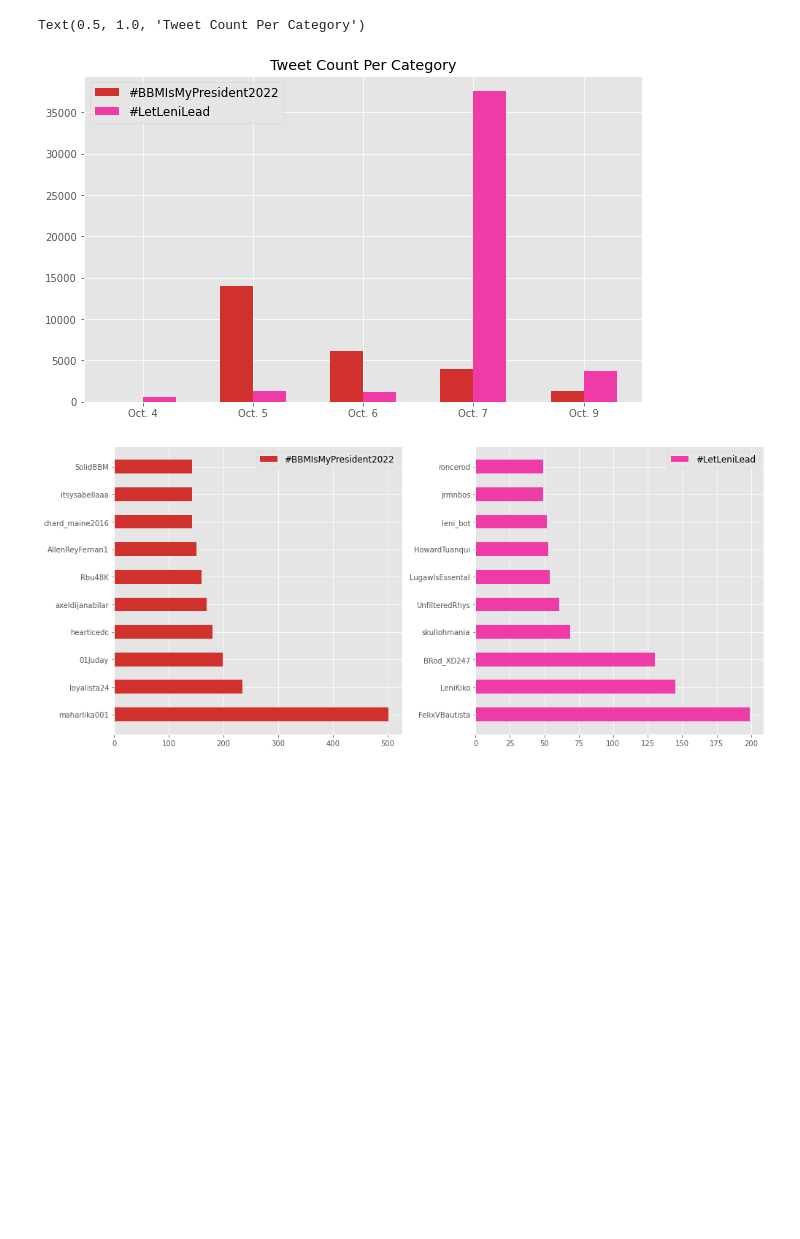
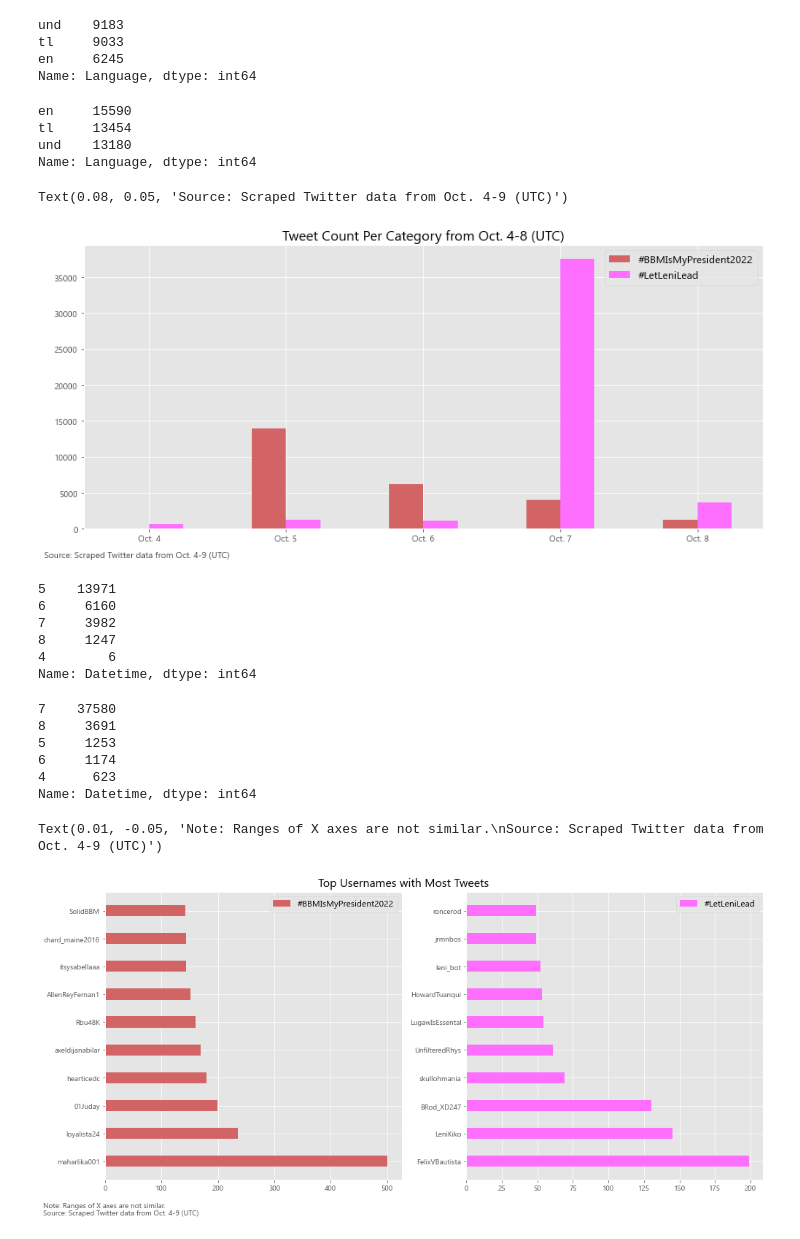
Before and after one commit to ralphgutz/leni-bbm-tweet-analysis, a Jupyter notebook: some comparisons.ipynb, the cells around one changed output. Saved outputs shown, nothing was run; the diff lists cells and outputs as text; code cells hidden in the pictures; blank space fills up the shorter version.

```diff
--- a/some comparisons.ipynb
+++ b/some comparisons.ipynb
@@ -4,5 +6,8 @@ import pandas as pd
 import matplotlib.pyplot as plt
 plt.style.use("ggplot")
 
-bbm_tweets_df = pd.read_csv("bbm_tweets_oct4-9.csv")
-leni_tweets_df = pd.read_csv("leni_tweets_oct4-9.csv")
+bbm_tweets_df = pd.read_csv("./datasets/bbm_tweets_oct4-9.csv")
+leni_tweets_df = pd.read_csv("./datasets/leni_tweets_oct4-9.csv")
+# %%
+plt.rcParams["font.family"] = "sans-serif"
+plt.rcParams["font.sans-serif"] = ["Gadugi"]
@@ -9,34 +76,71 @@ leni_tweets_df = pd.read_csv("leni_tweets_oct4-9.csv")
+# %%
+bbm_tweets_df["Language"].value_counts().head(3)
+# %% [output]
+und    9183
+tl     9033
+en     6245
+Name: Language, dtype: int64
+# %%
+leni_tweets_df["Language"].value_counts().head(3)
+# %% [output]
+en     15590
+tl     13454
+und    13180
+Name: Language, dtype: int64
 # %%
 date_bbm = pd.DatetimeIndex(bbm_tweets_df["Datetime"]).day.value_counts().sort_index()
 date_leni = pd.DatetimeIndex(leni_tweets_df["Datetime"]).day.value_counts().sort_index()
 
 xaxis = np.arange(5)
 
-fig, ax = plt.subplots(1,1,figsize=(10,6))
-ax.bar(xaxis, date_bbm, width=0.3, color="#D0312D", label="#BBMIsMyPresident2022")
-ax.bar(xaxis+0.3, date_leni, width=0.3, color="#ef3ba7", label="#LetLeniLead")
-ax.set_xticks(xaxis+0.3/2)
-ax.set_xticklabels(["Oct. 4", "Oct. 5", "Oct. 6", "Oct. 7", "Oct. 9"])
+fig, ax = plt.subplots(1,1,figsize=(14,6))
+ax.bar(xaxis, date_bbm, width=0.25, color="#D26466", label="#BBMIsMyPresident2022")
+ax.bar(xaxis+0.25, date_leni, width=0.25, color="#FF6FFF", label="#LetLeniLead")
+ax.set_xticks(xaxis+0.25/2)
+ax.set_xticklabels(["Oct. 4", "Oct. 5", "Oct. 6", "Oct. 7", "Oct. 8"])
 ax.legend(prop={"size": 12})
-ax.set_title("Tweet Count Per Category")
+ax.set_title("Tweet Count Per Category from Oct. 4-8 (UTC)", fontsize=16)
+
+fig.text(0.08,0.05,"Source: Scraped Twitter data from Oct. 4-9 (UTC)", alpha=0.7)
 # %% [output]
-Text(0.5, 1.0, 'Tweet Count Per Category')
+Text(0.08, 0.05, 'Source: Scraped Twitter data from Oct. 4-9 (UTC)')
-[figure, old version]
+[figure, new version]
+# %%
+pd.DatetimeIndex(bbm_tweets_df["Datetime"]).day.value_counts()
+# %% [output]
+5    13971
+6     6160
+7     3982
+8     1247
+4        6
+Name: Datetime, dtype: int64
+# %%
+pd.DatetimeIndex(leni_tweets_df["Datetime"]).day.value_counts()
+# %% [output]
+7    37580
+8     3691
+5     1253
+6     1174
+4      623
+Name: Datetime, dtype: int64
 # %%
 user_bbm = bbm_tweets_df["Username"].value_counts().head(10)
 user_leni = leni_tweets_df["Username"].value_counts().head(10)
 
 fig, axes = plt.subplots(1,2,figsize=(14,6))
 
-axes[0].barh(user_bbm.index, user_bbm, height=0.5, color="#D0312D", label="#BBMIsMyPresident2022")
+axes[0].barh(user_bbm.index, user_bbm, height=0.4, color="#D26466", label="#BBMIsMyPresident2022")
 axes[0].legend(prop={"size": 12})
-axes[1].barh(user_leni.index, user_leni, height=0.5, color="#ef3ba7", label="#LetLeniLead")
+axes[1].barh(user_leni.index, user_leni, height=0.4, color="#FF6FFF", label="#LetLeniLead")
 axes[1].legend(prop={"size": 12})
 #axes[1].set_xlim(0,530)
 
-ax.set_title("#BBMIsMyPresident2022 vs. #LetLeniLead2022 Tweets from Oct. 4-9")
 fig.tight_layout()
+fig.suptitle("Top Usernames with Most Tweets", fontsize=16, y=1.02)
 
-# take note of the x axis, both are not the same
+fig.text(.01,-.05,"Note: Ranges of X axes are not similar.\nSource: Scraped Twitter data from Oct. 4-9 (UTC)", alpha=0.7)
+
+# take note of the x axes, both are not the same
 # %% [output]
+Text(0.01, -0.05, 'Note: Ranges of X axes are not similar.\nSource: Scraped Twitter data from Oct. 4-9 (UTC)')
-[figure, old version]
+[figure, new version]
```
Also changed, not shown: parts of 16 cells of this notebook, 2 other files.
